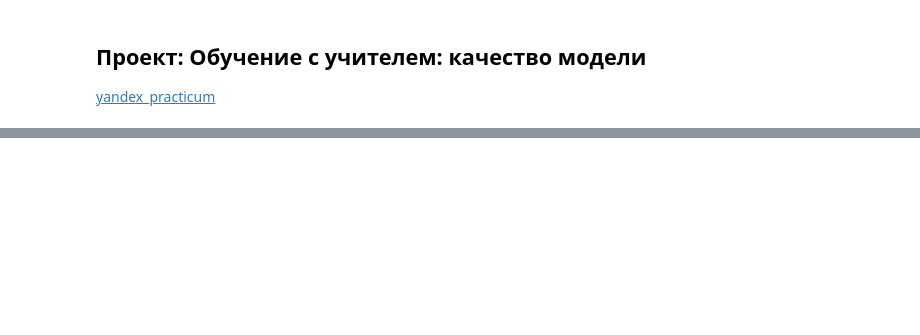
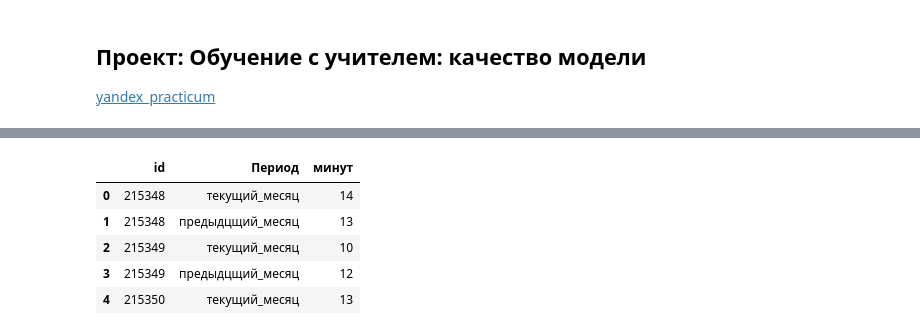
Before and after one commit to anthonypotekhin/studying, a Jupyter notebook: yandex_practicum/8_supervised_learning/sup_learn_proj.ipynb, the cells around one changed output, grey strips where cells are left out. Saved outputs shown, nothing was run; the diff lists cells and outputs as text; code cells hidden in the pictures; blank space fills up the shorter version.

```diff
--- a/yandex_practicum/8_supervised_learning/sup_learn_proj.ipynb
+++ b/yandex_practicum/8_supervised_learning/sup_learn_proj.ipynb
@@ -71,0 +159,9 @@ import math
+# %%
+market_time_df.head()
+# %% [output]
+|  | id | Период | минут |
+| 0 | 215348 | текущий_месяц | 14 |
+| 1 | 215348 | предыдцщий_месяц | 13 |
+| 2 | 215349 | текущий_месяц | 10 |
+| 3 | 215349 | предыдцщий_месяц | 12 |
+| 4 | 215350 | текущий_месяц | 13 |
```
Also changed, not shown: parts of 14 cells of this notebook, 19 other files.
